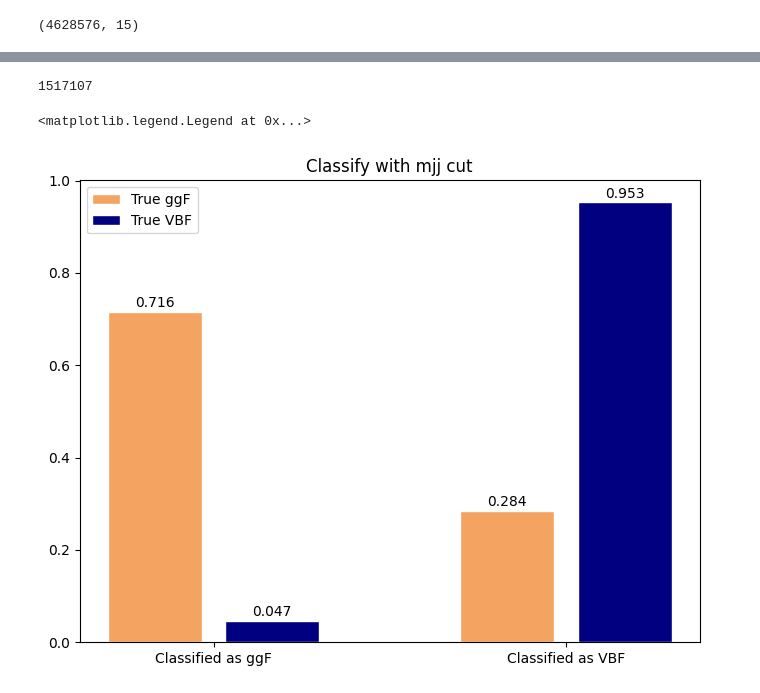
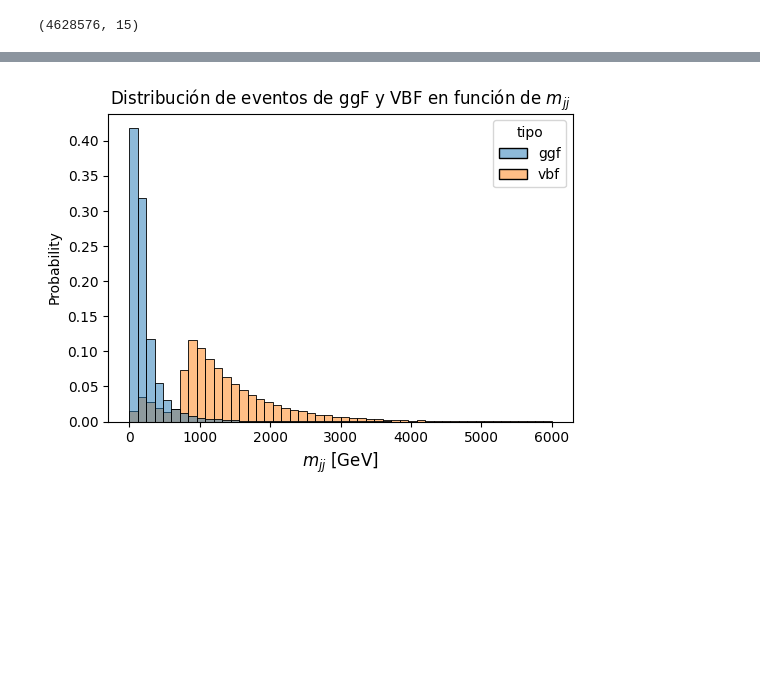
Before and after one commit to Cyankavvv/dark_photon_production, a Jupyter notebook: analisis.ipynb, the cells around one changed output, grey strips where cells are left out. Saved outputs shown, nothing was run; the diff lists cells and outputs as text; code cells hidden in the pictures; blank space fills up the shorter version.

```diff
--- a/analisis.ipynb
+++ b/analisis.ipynb
@@ -244,51 +223,29 @@ plt.legend(loc='upper center')
-# %%
-ggf_as_ggf
-# %% [output]
-1517107
-# %%
-df2 = df.copy()
-df2['VBF label'] = df2['tipo'].apply(lambda x: 1 if x == 'vbf' else 0)
-
-ml_var = ['mjj', "dphijj", "detajj", 'MET',
-              'jet1_pt',
-              'jet1_eta',
-              'jet1_e',
-              'jet2_pt',
-              'jet2_eta',
-              'jet2_e',]
-
-# df2_not_used = df2[df2['njet30'] <= 1]
-
-# df2 = df2[ df2['njet30'] > 1]
-X_ggf = df2[df2['tipo'] == 'ggf']
-X_ggf = X_ggf[X_ggf['njet30'] >1]
-X_ggf_1_0_jet = X_ggf[X_ggf['njet30'] < 2]
-X_vbf = df2[df2['tipo'] == 'vbf']
-
-X_ggf_vbf['VBF prediction str'] = X_ggf_vbf.apply(lambda row: 'vbf' if (row['mjj'] > 225000) else 'ggf', axis=1)
-X_ggf_vbf['VBF prediction'] = X_ggf_vbf["VBF prediction str"].apply(lambda x: 1 if x == 'vbf' else 0)
-
-cm = confusion_matrix(X_ggf_vbf['VBF label'], X_ggf_vbf['VBF prediction'])
-
-
-ggf_as_ggf = cm[0,0]
-ggf_as_vbf = cm[0,1]
-vbf_as_ggf = cm[1,0]
-vbf_as_vbf = cm[1,1]
-bars1 = np.array([ggf_as_ggf, ggf_as_vbf]) / (ggf_as_ggf+ggf_as_vbf)#+df2_not_used[df2_not_used['tipo'] == 'ggf'].shape[0])
-bars2 = np.array([vbf_as_ggf, vbf_as_vbf]) / (vbf_as_ggf+vbf_as_vbf)#+df2_not_used[df2_not_used['tipo'] == 'vbf'].shape[0])
-pos1 = [0,3]
-pos2 = [1,4]
-plt.figure(figsize=(8, 6))
-plt.bar(pos1, bars1, width=.8, color='sandybrown', edgecolor='white', label='True ggF')
-plt.bar(pos2, bars2, width=.8, color="navy", edgecolor='white', label='True VBF')
-plt.xticks([.5,3.5] ,['Classified as ggF','Classified as VBF'])
-
-for i in range(2):
-     plt.text(pos1[i], bars1[i] + 0.01, str(round(bars1[i],3)), ha='center')
-     plt.text(pos2[i], bars2[i] + 0.01, str(round(bars2[i],3)), ha='center')
-plt.title("Classify with mjj cut")
-plt.legend()
-# %% [output]
-<matplotlib.legend.Legend at 0x...>
-[figure, removed]
+# %%
+X_ggf_vbf['mjj'] = X_ggf_vbf['mjj']/1000
+# %%
+dist = 'mjj'
+plt.figure(figsize=(6, 4))
+
+#sns.histplot(data=X_ggf_vbf, x=dist, hue="VBF prediction str", element="step", stat="count", common_norm=True, fill=True, bins=100)
+sns.histplot(
+        X_ggf_vbf,
+        x=dist,
+        hue='tipo',
+      binrange = (0, 6000),
+        # binwidth = bin_width,
+        bins = 50,
+        weights='weights',
+        stat="probability", common_norm=False,
+        # stat='count', #could be count, probability, density, or probability density
+        log_scale=(False, False),
+        #dont show legend name
+        legend=True,
+        alpha=0.5)
+      #  ax = axes[0]#
+#plt.xlim(0, 1000000)
+plt.title("Distribución de eventos de ggF y VBF en función de $m_{jj}$")
+plt.xlabel("$m_{jj}$ [GeV]", fontsize=12)
+#plt.yscale('log')
+plt.show()
+# %% [output]
+[figure, added]
```
Also changed, not shown: parts of 22 cells of this notebook, 2 other files.
